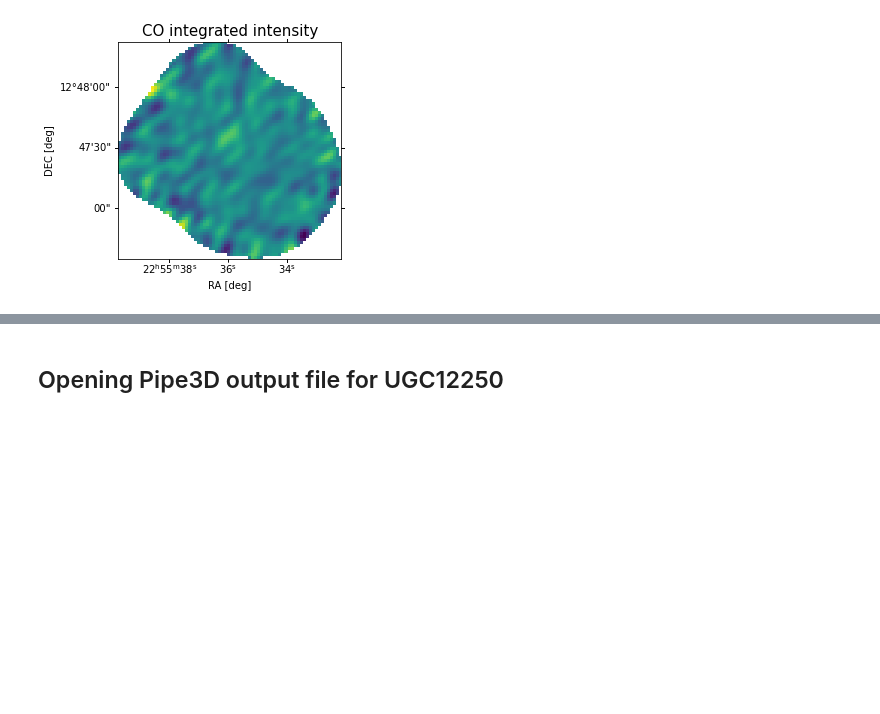
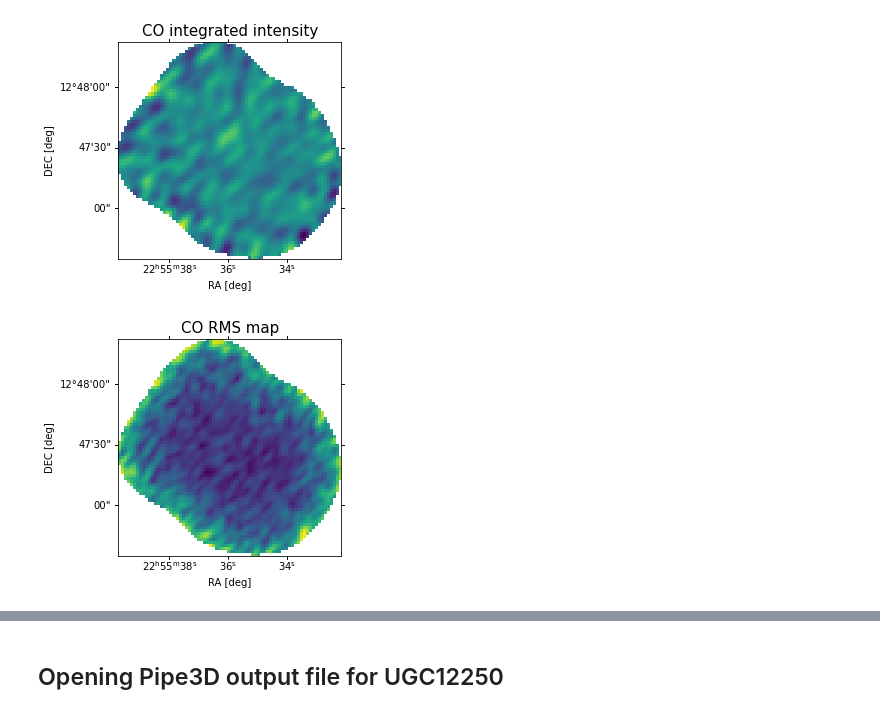
Before and after one commit to Bruno-Rodriguez/quenching-nearby-galaxies, a Jupyter notebook: smooth_and_reproject_cubes.ipynb, the cells around one changed output, grey strips where cells are left out. Cells and saved outputs as stored; diff of their text form; code cells hidden in the pictures; blank space fills up the shorter version.

Commit message:
Updated smooth_and_reproject_cubes
Created noise frame for the CO cube based on the RMS of the first 10 and last 10 channels (those expected to be line-free).

```diff
--- a/smooth_and_reproject_cubes.ipynb
+++ b/smooth_and_reproject_cubes.ipynb
@@ -43,3 +43,15 @@ ax.coords['dec'].set_axislabel('DEC [deg]')
 plt.show()
 # %% [output]
 [figure]
+# %%
+CO_noise = np.concatenate((CO_cube.unmasked_data[:10,:,:].value,CO_cube.unmasked_data[-10:,:,:].value))
+CO_noise = np.sqrt(np.mean(np.square(CO_noise),axis=0))
+# %%
+fig, ax = plt.subplots(figsize=(4,4),subplot_kw={'projection':CO_display.wcs})
+ax.imshow(CO_noise,origin='lower')
+ax.set_title('CO RMS map',fontsize=15)
+ax.coords['ra'].set_axislabel('RA [deg]')
+ax.coords['dec'].set_axislabel('DEC [deg]')
+plt.show()
+# %% [output]
+[figure, added]
```
Also changed, not shown: parts of 10 cells of this notebook.
